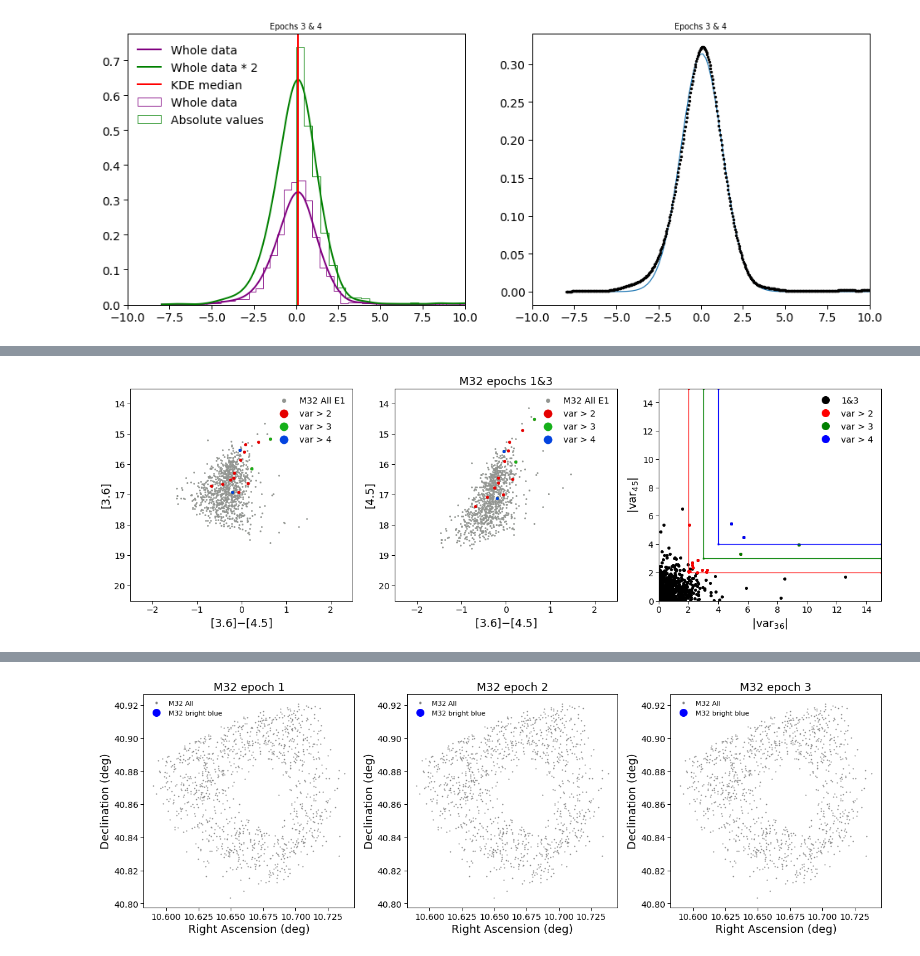
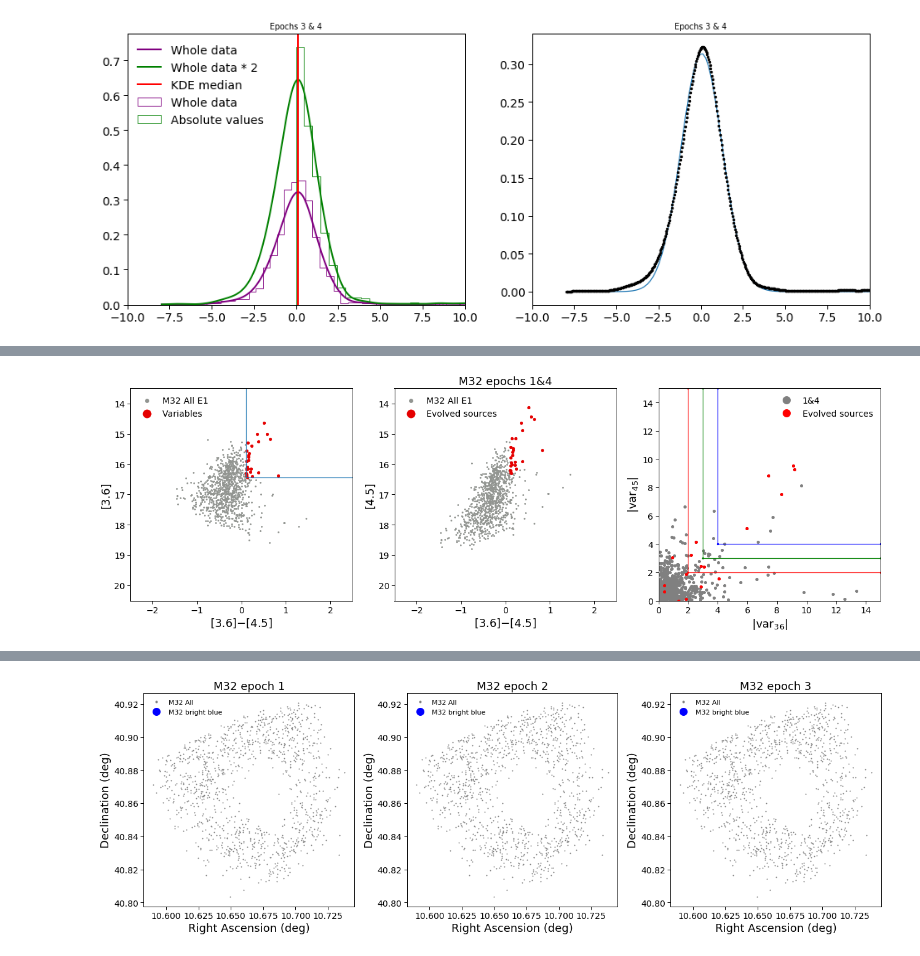
Before and after one commit to MichaelSharp7/M32, a Jupyter notebook: M32_CMD_CCD_clean.ipynb, the cells around one changed output, grey strips where cells are left out. Cells and saved outputs as stored; diff of their text form; code cells hidden in the pictures.

```diff
--- a/M32_CMD_CCD_clean.ipynb
+++ b/M32_CMD_CCD_clean.ipynb
@@ -460,0 +526,5 @@ Text(0.5, 1.0, 'Epochs ')
+# %%
+# Set evolved star region
+x=0.1 # value from paper
+y=16.444 # absolute mag of -8, use mean distance modulus of M32 from A census of orbital properties of the M31 satellites
+#Laura L. Watkins, N. Wyn Evans and Glenn van de Ven page 13
@@ -461,6 +652,8 @@ Text(0.5, 1.0, 'Epochs ')
 # %%
 # This one is to isolate on v_36/v_45 graph and plot on CMD
-def CMD(table,A,B,C,D,mag_index,var_idx,var_idx_2,var_idx_3,var_idx_4,xlabel,ylabel,xlim,ylim,epochs, epoch):
+
+
+def CMD_back(table,A,B,C,D,var_idx,mag_index,good_var_idx,xlabel,ylabel,xlim,ylim,epochs, epoch):
     plt.rc('font', family='sans-serif')
     plt.rc("xtick", labelsize=14)
     plt.rc("ytick", labelsize=14)
@@ -475,25 +668,22 @@ def CMD(table,A,B,C,D,mag_index,var_idx,var_idx_2,var_idx_3,var_idx_4,xlabel,yla
     # Plot all sensible stars which satify the cut criteria
     plt.scatter(table[A][mag_index]-table[B][mag_index], table[A][mag_index], s=3.9,color=sns.xkcd_rgb['grey'], label="M32 All "+epoch)
     # Overplot variable sources
-    plt.scatter(table[A][var_idx_2]-table[B][var_idx_2], table[A][var_idx_2],s=19,color=sns.xkcd_rgb['red'],label="var > 2")
-    plt.scatter(table[A][var_idx_3]-table[B][var_idx_3], table[A][var_idx_3],s=19,color=sns.xkcd_rgb['green'],label="var > 3")
-    plt.scatter(table[A][var_idx_4]-table[B][var_idx_4], table[A][var_idx_4],s=19,color=sns.xkcd_rgb['blue'],label="var > 4")
+    plt.scatter(table[A][var_idx]-table[B][var_idx], table[A][var_idx],s=19,color=sns.xkcd_rgb['red'],label="Variables")
     # Set the axis lables
     plt.xlabel(xlabel, fontsize=18)
     plt.ylabel(ylabel, fontsize=18)
     # Set limits if automatic values dont work well
     plt.xlim(xlim)
     plt.ylim(ylim)
+    plt.plot([x,x,xlim[1]],[ylim[1],y,y])
     # Add a legend
-    plt.legend(loc="upper right",frameon=False, scatterpoints=1, numpoints=1, markerscale=3.)
+    plt.legend(loc="upper left",frameon=False, scatterpoints=1, numpoints=1, markerscale=3.)
 
     plt.subplot(1,3,2)
     # Plot all sensible stars which satify the cut criteria
     plt.scatter(table[A][mag_index]-table[B][mag_index], table[B][mag_index], s=3.9,color=sns.xkcd_rgb['grey'], label="M32 All "+epoch)
     # Overplot variable sources
-    plt.scatter(table[A][var_idx_2]-table[B][var_idx_2], table[B][var_idx_2],s=19,color=sns.xkcd_rgb['red'],label="var > 2")
-    plt.scatter(table[A][var_idx_3]-table[B][var_idx_3], table[B][var_idx_3],s=19,color=sns.xkcd_rgb['green'],label="var > 3")
-    plt.scatter(table[A][var_idx_4]-table[B][var_idx_4], table[B][var_idx_4],s=19,color=sns.xkcd_rgb['blue'],label="var > 4")
+    plt.scatter(table[A][var_idx]-table[B][var_idx], table[B][var_idx],s=19,color=sns.xkcd_rgb['red'],label="Evolved sources")
     # Set the axis lables
     plt.xlabel(xlabel, fontsize=18)
     plt.ylabel('[4.5]', fontsize=18)
@@ -502,14 +692,12 @@ def CMD(table,A,B,C,D,mag_index,var_idx,var_idx_2,var_idx_3,var_idx_4,xlabel,yla
     plt.ylim(ylim)
     # Add a legend
     plt.title('M32 epochs '+epochs, fontsize=18)
-    plt.legend(loc="upper right",frameon=False, scatterpoints=1, numpoints=1, markerscale=3.)
+    plt.legend(loc="upper left",frameon=False, scatterpoints=1, numpoints=1, markerscale=3.)
 
     plt.subplot(1,3,3)
-    plt.plot(data[C][var_idx], data[D][var_idx], 'o', color='black', ms=4, label=epochs)
+    plt.plot(data[C][good_var_idx], data[D][good_var_idx], 'o', color='grey', ms=4, label=epochs)
     # Overplot variable sources
-    plt.plot(data[C][var_idx_2], data[D][var_idx_2], 'o', color='red', ms=4,label="var > 2")
-    plt.plot(data[C][var_idx_3], data[D][var_idx_3], 'o', color='green', ms=4,label="var > 3")
-    plt.plot(data[C][var_idx_4], data[D][var_idx_4], 'o', color='blue', ms=4,label="var > 4")
+    plt.plot(data[C][var_idx], data[D][var_idx], 'o', color='red', ms=4,label="Evolved sources")
     plt.xlabel('|var$_3$$_6$|', size=18)
     plt.ylabel('|var$_4$$_5$|', size=18)
     plt.xlim(0,15)
@@ -524,47 +712,32 @@ def CMD(table,A,B,C,D,mag_index,var_idx,var_idx_2,var_idx_3,var_idx_4,xlabel,yla
     plt.show()
     plt.close()
 
+# Select using colour and 36 mag
+var_1_idx=np.where((data['mag_36_1']-data['mag_45_1']>x)&(data['mag_36_1']<y)&
+                  (data['mag_36_1']!=-99)&(data['mag_45_1']!=-99))
+var_3_idx=np.where((data['mag_36_3']-data['mag_45_3']>x)&(data['mag_36_3']<y)&
+                  (data['mag_36_3']!=-99)&(data['mag_45_3']!=-99))
+var_4_idx=np.where((data['mag_36_4']-data['mag_45_4']>x)&(data['mag_36_4']<y)&
+                  (data['mag_36_4']!=-99)&(data['mag_45_4']!=-99))
 
-#CMD(data,'mag_36_1','mag_45_1',good_E1_idx,'[3.6]$-$[4.5]','[3.6]',(-2.5,2.5),(20.5,13.5),'1')
-#CMD(data,'mag_36_1','mag_45_1',great_E1_idx,'[3.6]$-$[4.5]','[3.6]',(-2.5,2.5),(20.5,13.5),'1great')
-#CMD(data,'mag_36_3','mag_45_3',good_E3_idx,'[3.6]$-$[4.5]','[3.6]',(-2.5,2.5),(20.5,13.5),'3')
-#CMD(data,'mag_36_3','mag_45_3',great_E3_idx,'[3.6]$-$[4.5]','[3.6]',(-2.5,2.5),(20.5,13.5),'3great')
-#CMD(data,'mag_36_4','mag_45_4',good_E4_idx,'[3.6]$-$[4.5]','[3.6]',(-2.5,2.5),(20.5,13.5),'4')
-#CMD(data,'mag_36_4','mag_45_4',great_E4_idx,'[3.6]$-$[4.5]','[3.6]',(-2.5,2.5),(20.5,13.5),'4great')
-#bgd_data = ascii.read('background/background_good_mean_fits.csv')
-#good_bgd_idx = np.where(bgd_data['ID']!=0)
-#CMD(bgd_data,'S1_0_MAG1_0','S2_0_MAG2_0',good_bgd_idx,'[3.6]$-$[4.5]','[3.6]',(-2.5,2.5),(20.5,13.5),' bgd')
+# Flag these sources as evolved in the relevant epoch
+data['evolved_1'][var_1_idx]=1
+data['evolved_3'][var_3_idx]=1
+data['evolved_4'][var_4_idx]=1
+print("No. evolved in E1: ",len(var_1_idx[0]))
+print("No. evolved in E3: ",len(var_3_idx[0]))
+print("No. evolved in E4: ",len(var_4_idx[0]))
 
-good_var_1_3_idx_2 = np.where(((data['var_36_1_3_abs']!=-99)&(data['var_45_1_3_abs']!=-99))&
-                              (((data['var_36_1_3']<-2)&(data['var_45_1_3']<-2))|(data['var_36_1_3']>2)&(data['var_45_1_3']>2)))
-good_var_1_3_idx_3 = np.where(((data['var_36_1_3_abs']!=-99)&(data['var_45_1_3_abs']!=-99))&
-                              (((data['var_36_1_3']<-3)&(data['var_45_1_3']<-3))|(data['var_36_1_3']>3)&(data['var_45_1_3']>3)))
-good_var_1_3_idx_4 = np.where(((data['var_36_1_3_abs']!=-99)&(data['var_45_1_3_abs']!=-99))&
-                              (((data['var_36_1_3']<-4)&(data['var_45_1_3']<-4))|(data['var_36_1_3']>4)&(data['var_45_1_3']>4)))
-
-good_var_1_4_idx_2 = np.where(((data['var_36_1_4_abs']!=-99)&(data['var_45_1_4_abs']!=-99))&
-                              (((data['var_36_1_4']<-2)&(data['var_45_1_4']<-2))|(data['var_36_1_4']>2)&(data['var_45_1_4']>2)))
-good_var_1_4_idx_3 = np.where(((data['var_36_1_4_abs']!=-99)&(data['var_45_1_4_abs']!=-99))&
-                              (((data['var_36_1_4']<-3)&(data['var_45_1_4']<-3))|(data['var_36_1_4']>3)&(data['var_45_1_4']>3)))
-good_var_1_4_idx_4 = np.where(((data['var_36_1_4_abs']!=-99)&(data['var_45_1_4_abs']!=-99))&
-                              (((data['var_36_1_4']<-4)&(data['var_45_1_4']<-4))|(data['var_36_1_4']>4)&(data['var_45_1_4']>4)))
-
-good_var_3_4_idx_2 = np.where(((data['var_36_3_4_abs']!=-99)&(data['var_45_3_4_abs']!=-99))&
-                              (((data['var_36_3_4']<-2)&(data['var_45_3_4']<-2))|(data['var_36_3_4']>2)&(data['var_45_3_4']>2)))
-good_var_3_4_idx_3 = np.where(((data['var_36_3_4_abs']!=-99)&(data['var_45_3_4_abs']!=-99))&
-                              (((data['var_36_3_4']<-3)&(data['var_45_3_4']<-3))|(data['var_36_3_4']>3)&(data['var_45_3_4']>3)))
-good_var_3_4_idx_4 = np.where(((data['var_36_3_4_abs']!=-99)&(data['var_45_3_4_abs']!=-99))&
-                              (((data['var_36_3_4']<-4)&(data['var_45_3_4']<-4))|(data['var_36_3_4']>4)&(data['var_45_3_4']>4)))
 
 good_var_1_3_idx = np.where((data['var_36_1_3_abs']!=-99) & (data['var_45_1_3_abs']!=-99))
 good_var_1_4_idx = np.where((data['var_36_1_4_abs']!=-99) & (data['var_45_1_4_abs']!=-99))
 good_var_3_4_idx = np.where((data['var_36_3_4_abs']!=-99) & (data['var_45_3_4_abs']!=-99))
 
 # Note 2nd and 3rd parameters pertain to the CMD axes. These have been chosen to be one of the two epochs in question
-CMD(data,'mag_36_1','mag_45_1','var_36_1_3_abs','var_45_1_3_abs',good_E1_idx,good_var_1_3_idx,good_var_1_3_idx_2,
-    good_var_1_3_idx_3,good_var_1_3_idx_4,'[3.6]$-$[4.5]','[3.6]',(-2.5,2.5),(20.5,13.5),'1&3','E1')
-CMD(data,'mag_36_4','mag_45_4','var_36_1_4_abs','var_45_1_4_abs',good_E3_idx,good_var_1_4_idx,good_var_1_4_idx_2,
-    good_var_1_4_idx_3,good_var_1_4_idx_4,'[3.6]$-$[4.5]','[3.6]',(-2.5,2.5),(20.5,13.5),'1&4','E4')
-CMD(data,'mag_36_3','mag_45_3','var_36_3_4_abs','var_45_3_4_abs',good_E4_idx,good_var_3_4_idx,good_var_3_4_idx_2,
-    good_var_3_4_idx_3,good_var_3_4_idx_4,'[3.6]$-$[4.5]','[3.6]',(-2.5,2.5),(20.5,13.5),'3&4','E3')
+CMD_back(data,'mag_36_1','mag_45_1','var_36_1_4_abs','var_45_1_4_abs',var_1_idx,good_E1_idx,good_var_1_4_idx,
+         '[3.6]$-$[4.5]','[3.6]',(-2.5,2.5),(20.5,13.5),'1&4','E1')
+CMD_back(data,'mag_36_4','mag_45_4','var_36_1_4_abs','var_45_1_4_abs',var_4_idx,good_E3_idx,good_var_1_4_idx,
+         '[3.6]$-$[4.5]','[3.6]',(-2.5,2.5),(20.5,13.5),'1&4','E4')
+CMD_back(data,'mag_36_3','mag_45_3','var_36_3_4_abs','var_45_3_4_abs',var_3_idx,good_E4_idx,good_var_3_4_idx,
+         '[3.6]$-$[4.5]','[3.6]',(-2.5,2.5),(20.5,13.5),'3&4','E3')
 # %% [output]
@@ -571 +747 @@ CMD(data,'mag_36_3','mag_45_3','var_36_3_4_abs','var_45_3_4_abs',good_E4_idx,goo
-[figure, old version]
+[figure, new version]
```
Also changed, not shown: parts of 13 cells of this notebook, 5 other files.
